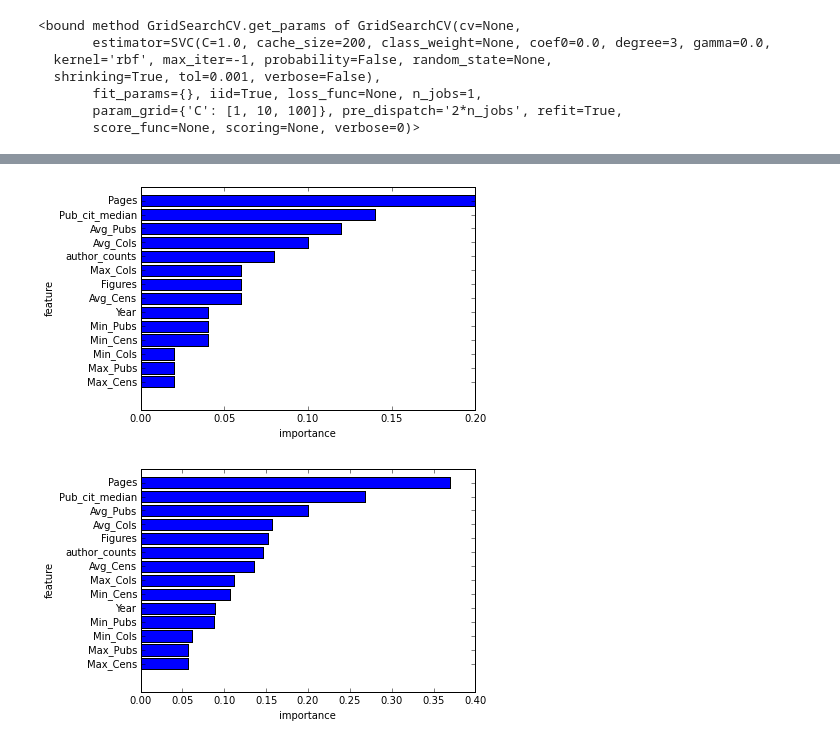
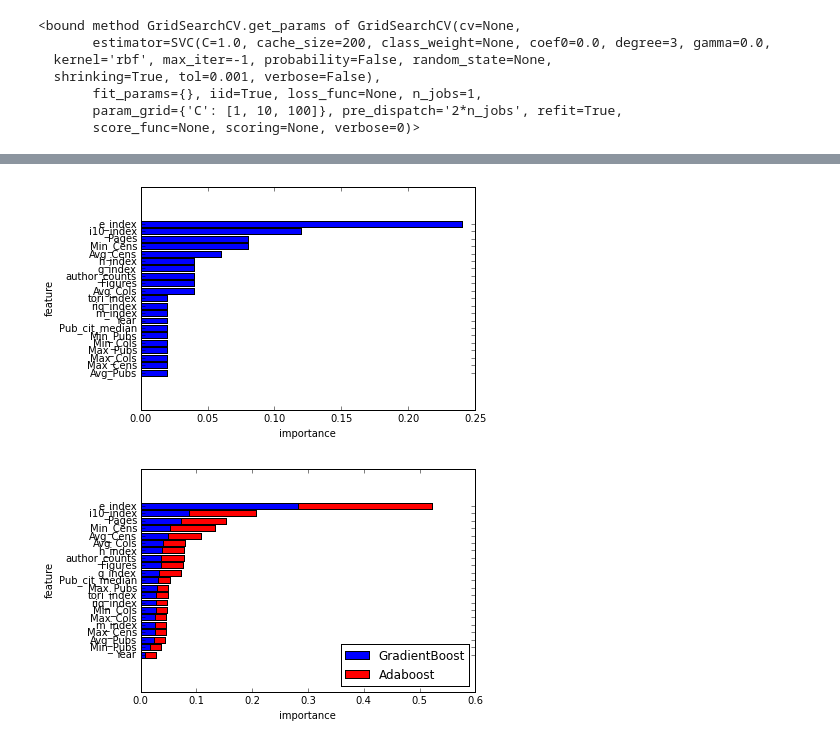
Before and after one commit to ahuja0007/team_citation, a Jupyter notebook: Inspire_analysis_sam.ipynb, the cells around one changed output, grey strips where cells are left out. Saved outputs shown, nothing was run; the diff lists cells and outputs as text; code cells hidden in the pictures.

Commit message:
Inspire_analysis_sam

```diff
--- a/Inspire_analysis_sam.ipynb
+++ b/Inspire_analysis_sam.ipynb
@@ -28,6 +41,6 @@ inspire_data.head()
 # %%
 inspire_data['author_counts']=map(lambda x: len(x.strip('[]').split(','))*1.0/2,inspire_data['Author'])
-numeric_components=inspire_data[['Figures','Pages','Year','Pub_cit_median','Avg_Cens','Avg_Cols','Avg_Pubs','Max_Cens','Max_Cols','Max_Pubs','Min_Cens','Min_Cols','Min_Pubs','author_counts','Citation_count']]
+numeric_components=inspire_data[['Figures','Pages','Year','Pub_cit_median','Avg_Cens','Avg_Cols','Avg_Pubs','Max_Cens','Max_Cols','Max_Pubs','Min_Cens','Min_Cols','Min_Pubs','author_counts','Citation_count','h_index','m_index','e_index','i10_index','g_index','tori_index','riq_index']]
 print len(numeric_components)
 numeric_components=numeric_components.dropna()
 print len(numeric_components)
@@ -58,7 +71,7 @@ def class_citations(element):
 # %%
 #PC analysis
 from sklearn.decomposition import PCA
-params=['Figures','Pages','Year','Pub_cit_median','Avg_Cens','Avg_Cols','Avg_Pubs','Max_Cens','Max_Cols','Max_Pubs','Min_Cens','Min_Cols','Min_Pubs','author_counts']
+params=['Figures','Pages','Year','Pub_cit_median','Avg_Cens','Avg_Cols','Avg_Pubs','Max_Cens','Max_Cols','Max_Pubs','Min_Cens','Min_Cols','Min_Pubs','author_counts','h_index','m_index','e_index','i10_index','g_index','tori_index','riq_index']
 target_classes=np.array(map(class_citations,target))
 
 X_train, X_test, y_train, y_test = cross_validation.train_test_split(numeric_components[params], target_classes, test_size=0.2, random_state=0)
@@ -90,7 +103,7 @@ def powerset(iterable):
 # %%
 from sklearn import svm, grid_search
 
-X_train, X_test, y_train, y_test = cross_validation.train_test_split(numeric_components[params], target_classes, test_size=0.2, random_state=0)
+X_train, X_test, y_train, y_test = cross_validation.train_test_split(numeric_components[params], target_classes, test_size=0.25, random_state=0)
 
 pca=PCA(n_components=5, copy=True, whiten=False)
 X_train_new=pca.fit_transform(X_train)
@@ -116,3 +129,11 @@ clf.get_params
        fit_params={}, iid=True, loss_func=None, n_jobs=1,
        param_grid={'C': [1, 10, 100]}, pre_dispatch='2*n_jobs', refit=True,
        score_func=None, scoring=None, verbose=0)>
+# %%
+X_train, X_test, y_train, y_test = cross_validation.train_test_split(numeric_components[params], target_classes, test_size=0.25, random_state=0)
+
+svr = svm.SVC()
+clf = grid_search.GridSearchCV(svr,{'C':[1, 10,100]})
+clf.fit(X_train,y_train)
+print "training data score ", clf.score(X_train,y_train)
+print "test data score ", clf.score(X_test,y_test)
@@ -156,19 +180,21 @@ print clfabc.score(X_test,y_test)
 # %%
 sorted_features2=sorted(zip(clfabc.feature_importances_,params))
 importances2,params_sorted2=zip(*sorted_features2)
-plt.barh(range(14),importances2,align='center')
-plt.yticks(range(14),params_sorted2);
+plt.barh(range(len(params)),importances2,align='center')
+plt.yticks(range(len(params)),params_sorted2);
 plt.ylabel('feature');
 plt.xlabel('importance');
 # %% [output]
-[figure, old version]
+[figure, new version]
 # %%
 combined_score=[c+d for c,d in zip(clfgbc.feature_importances_,clfabc.feature_importances_)]
 sorted_features3=sorted(zip(combined_score,params))
 importances3,params_sorted3=zip(*sorted_features3)
-plt.barh(range(14),importances3,align='center')
-plt.yticks(range(14),params_sorted3);
+p1=plt.barh(range(len(params)),importances1,align='center',color='b',label='GradientBoost')
+p2=plt.barh(range(len(params)),importances2,align='center',color='r',left=importances1,label='Adaboost')
+plt.yticks(range(len(params)),params_sorted3);
 plt.ylabel('feature');
 plt.xlabel('importance');
+plt.legend(loc=4);
 # %% [output]
-[figure, old version]
+[figure, new version]
```
Also changed, not shown: parts of 12 cells of this notebook.
